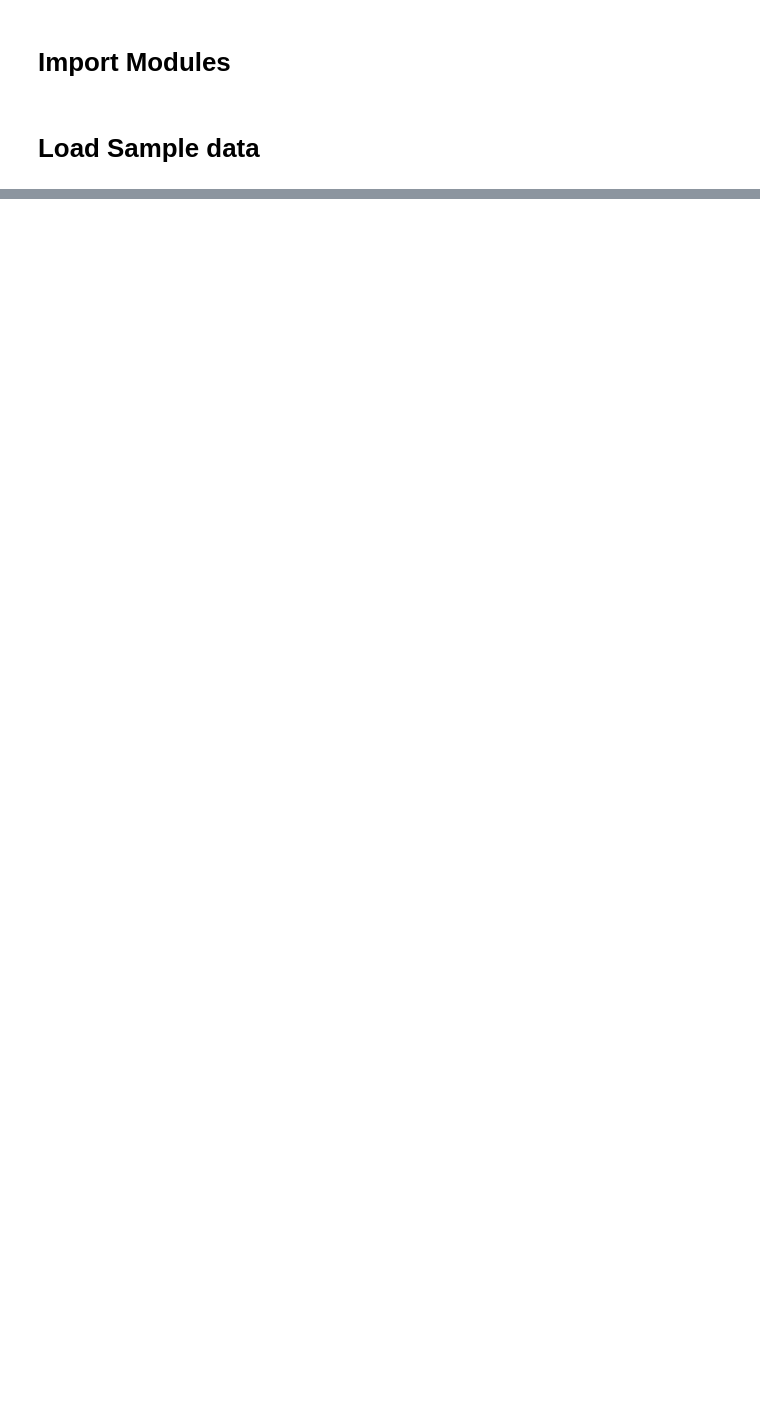
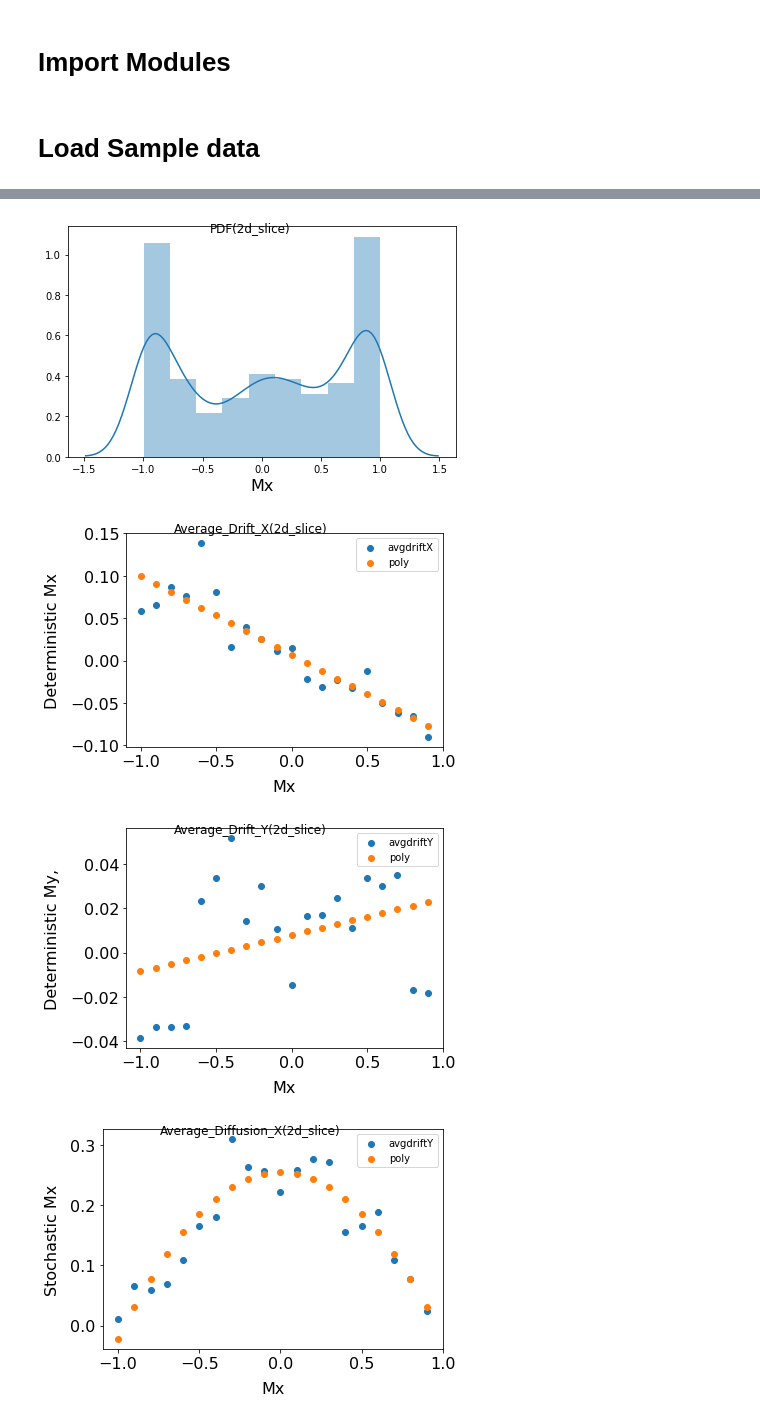
Before and after one commit to tee-lab/PyDaddy, a Jupyter notebook: notebooks/pyFish Vector Test.ipynb, the cells around one changed output, grey strips where cells are left out. Cells and saved outputs as stored; diff of their text form; code cells hidden in the pictures; blank space fills up the shorter version.

```diff
--- a/notebooks/pyFish Vector Test.ipynb
+++ b/notebooks/pyFish Vector Test.ipynb
@@ -112,0 +285,7 @@ out.save_data()
+# %%
+ch.slices_2d(save=True)
+# %% [output]
+[figure, added]
+[figure, added]
+[figure, added]
+[figure, added]
```
Also changed, not shown: parts of 39 cells of this notebook, 3 other files.
